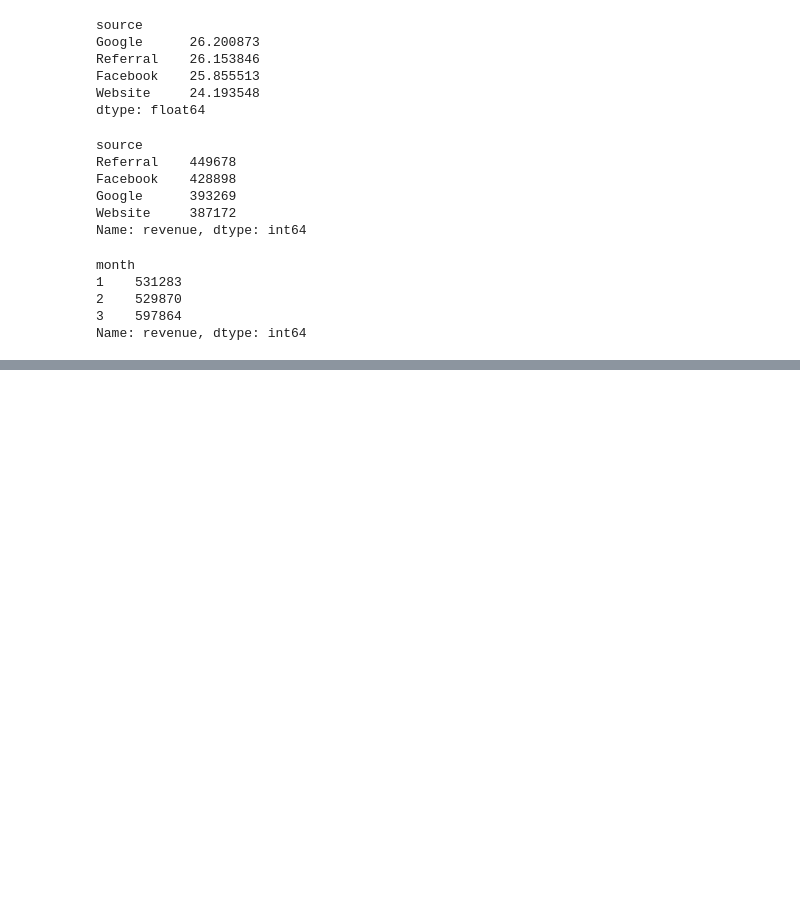
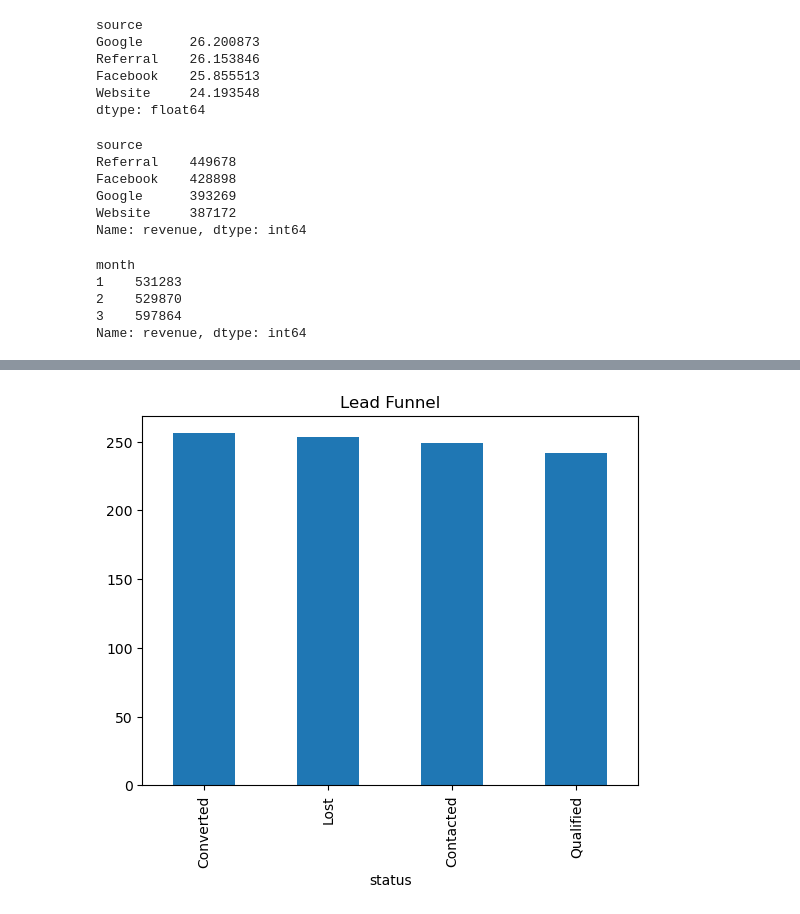
Before and after one commit to AnkushRawat0/Lead-Managment-Analysis-, a Jupyter notebook: notebooks/lead_analysis.ipynb, the cells around one changed output, grey strips where cells are left out. Drawn from its saved outputs; the diff is of its cells as text; code cells hidden in the pictures; blank space fills up the shorter version.

```diff
--- a/notebooks/lead_analysis.ipynb
+++ b/notebooks/lead_analysis.ipynb
@@ -123,0 +152,8 @@ conversion_rate_source.plot(kind =)
+# %%
+#funnel analysis
+df['status'].value_counts().plot(kind='bar')
+
+plt.title("Lead Funnel")
+plt.show()
+# %% [output]
+[figure, added]
```
Also changed, not shown: parts of 3 cells of this notebook, 4 other files.
